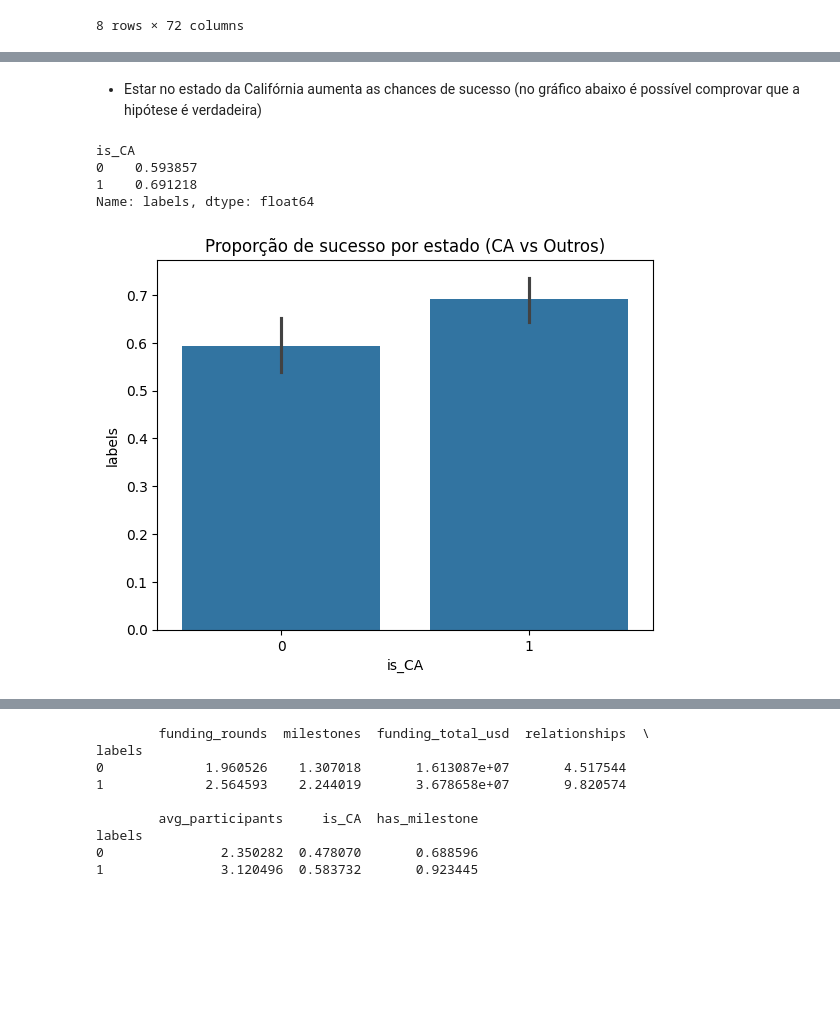
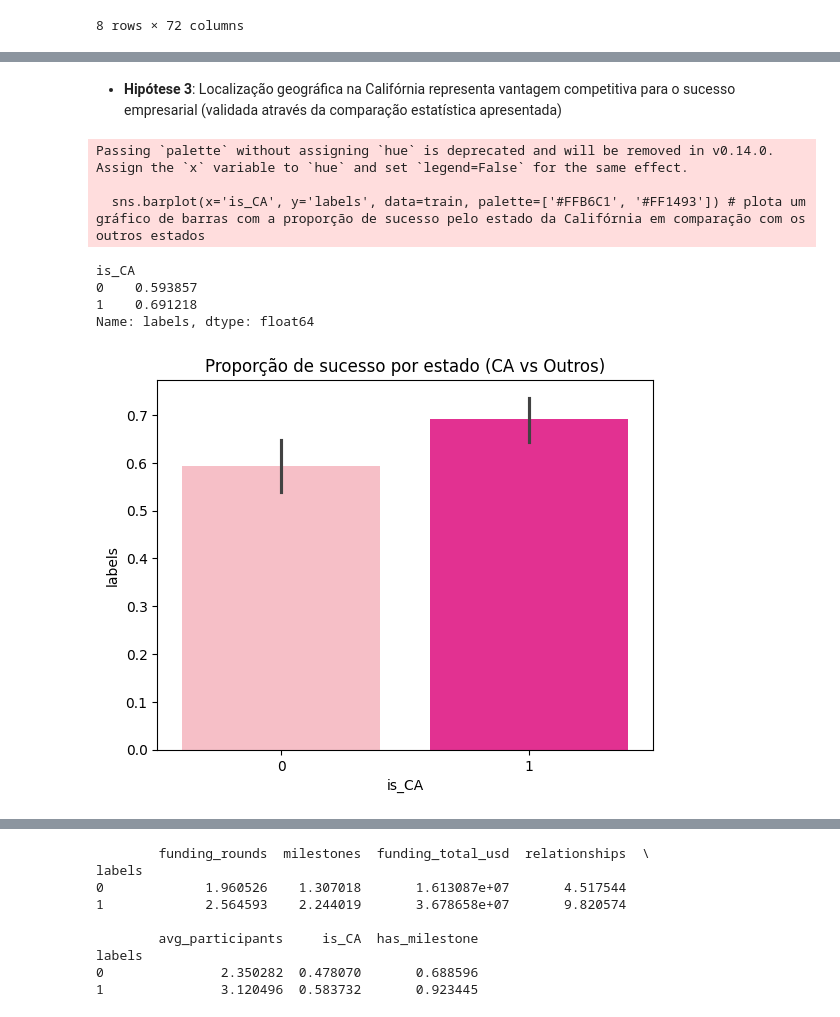
Before and after one commit to guedesrayssa/modelo-preditivo-startups, a Jupyter notebook: startup_success_model.ipynb, the cells around one changed output, grey strips where cells are left out. Drawn from its saved outputs; the diff is of its cells as text; code cells hidden in the pictures; blank space fills up the shorter version.

```diff
--- a/startup_success_model.ipynb
+++ b/startup_success_model.ipynb
@@ -203,15 +217,18 @@ plt.show() # mostra o gráfico
 # %% [markdown]
-- Estar no estado da Califórnia aumenta as chances de sucesso (no gráfico abaixo é possível comprovar que a hipótese é verdadeira)
+- **Hipótese 3**: Localização geográfica na Califórnia representa vantagem competitiva para o sucesso empresarial (validada através da comparação estatística apresentada)
 # %%
 print(train.groupby('is_CA')['labels'].mean()) # verifica a quantidade de sucesso no estado da California
 
-sns.barplot(x='is_CA', y='labels', data=train) # plota um gráfico de barras com a proporção de sucesso pelo estado da Califórnia em comparação com os outros estados
+sns.barplot(x='is_CA', y='labels', data=train, palette=['#FFB6C1', '#FF1493']) # plota um gráfico de barras com a proporção de sucesso pelo estado da Califórnia em comparação com os outros estados
 plt.title('Proporção de sucesso por estado (CA vs Outros)') # define o titulo do gráfico
 plt.show() # mostra o gráfico
 # %% [output]
-is_CA
-0    0.593857
-1    0.691218
-Name: labels, dtype: float64
+Passing `palette` without assigning `hue` is deprecated and will be removed in v0.14.0. Assign the `x` variable to `hue` and set `legend=False` for the same effect.
+
+  sns.barplot(x='is_CA', y='labels', data=train, palette=['#FFB6C1', '#FF1493']) # plota um gráfico de barras com a proporção de sucesso pelo estado da Califórnia em comparação com os outros estados
+is_CA
+0    0.593857
+1    0.691218
+Name: labels, dtype: float64
-[figure, old version]
+[figure, new version]
 # %% [markdown]
```
Also changed, not shown: parts of 34 cells of this notebook.
